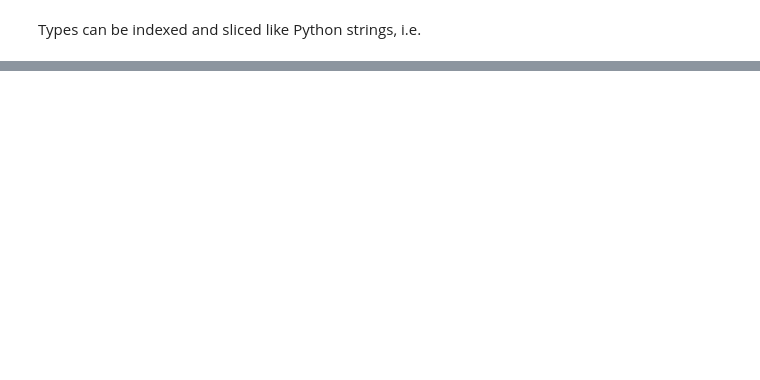
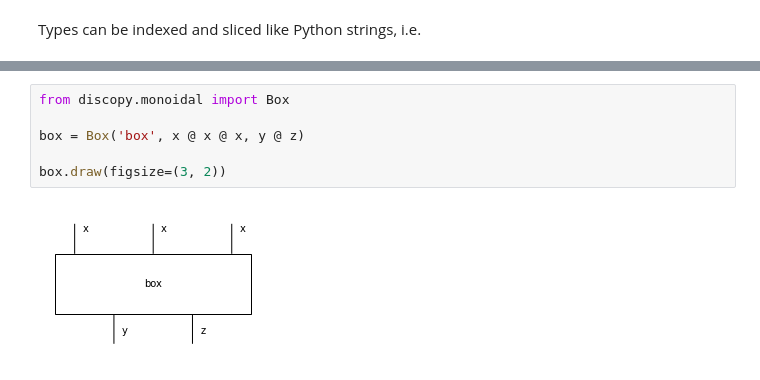
Before and after one commit to cnm13ryan/discopy, a Jupyter notebook: docs/notebooks/diagrams.ipynb, the cells around one changed output, grey strips where cells are left out. Cells and saved outputs as stored; diff of their text form; blank space fills up the shorter version.

```diff
--- a/docs/notebooks/diagrams.ipynb
+++ b/docs/notebooks/diagrams.ipynb
@@ -439,0 +380,8 @@ assert diagram == f @ f_
+# %%
+from discopy.monoidal import Box
+
+box = Box('box', x @ x @ x, y @ z)
+
+box.draw(figsize=(3, 2))
+# %% [output]
+[figure, added]
```
Also changed, not shown: parts of 34 cells of this notebook.
